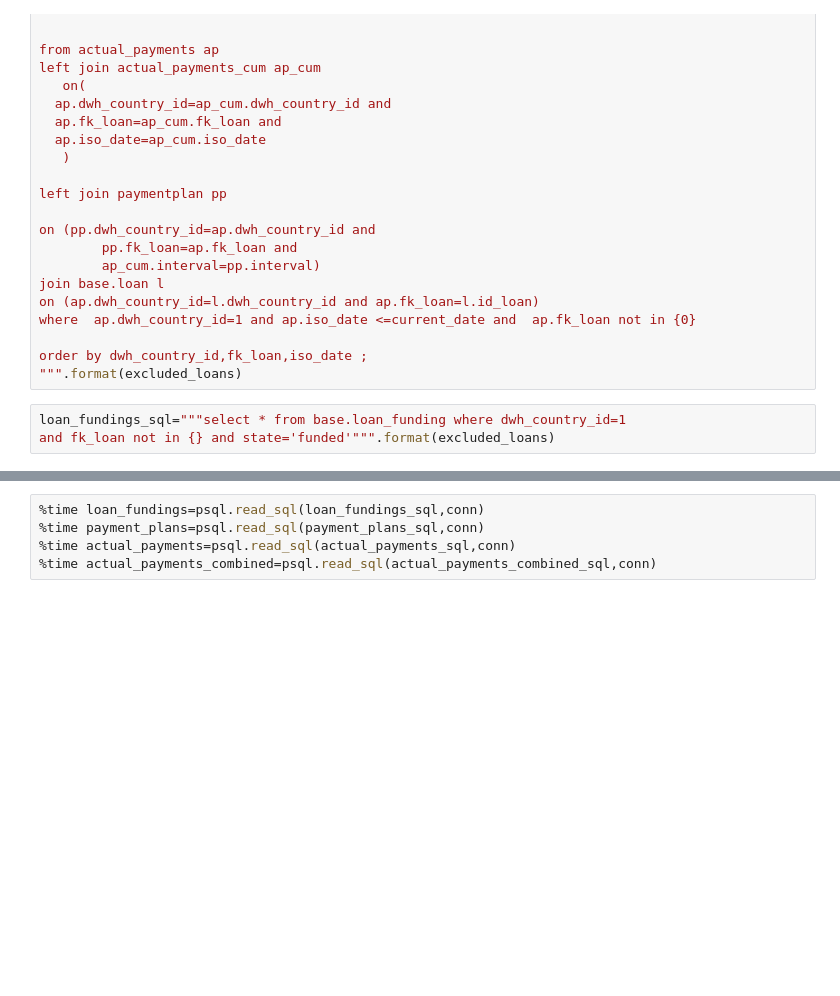
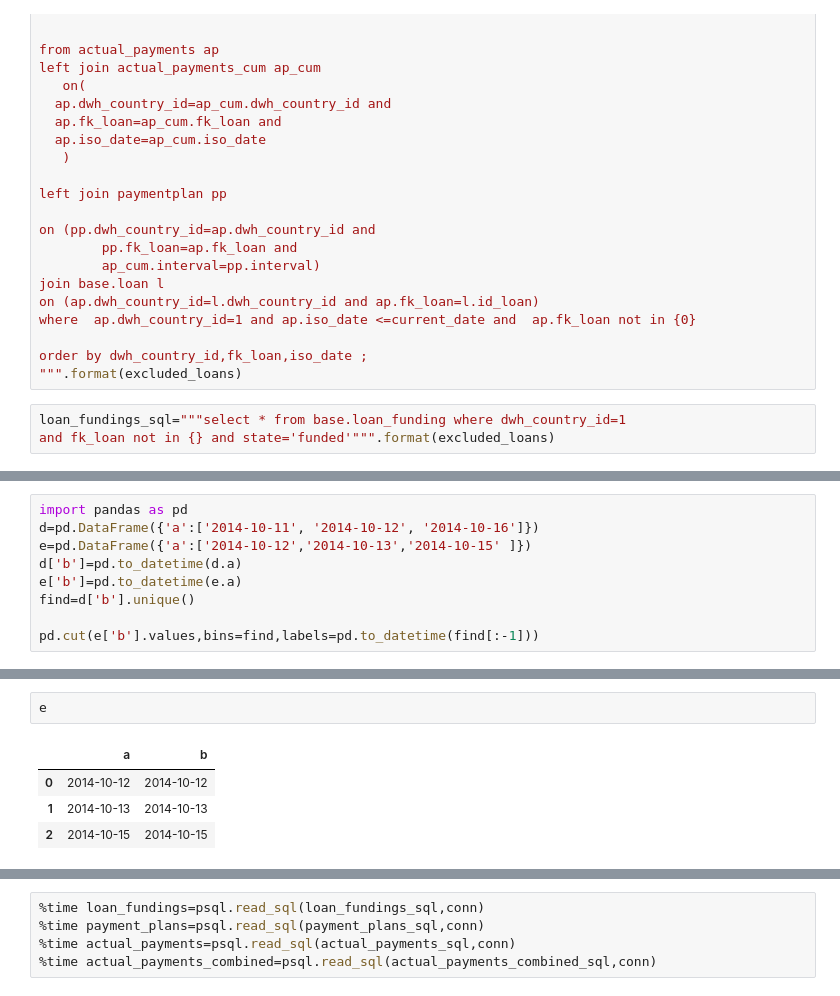
Before and after one commit to seanv507/IPython-Notebooks, a Jupyter notebook: returns01.ipynb, the cells around one changed output, grey strips where cells are left out. Drawn from its saved outputs; the diff is of its cells as text; blank space fills up the shorter version.

```diff
--- a/returns01.ipynb
+++ b/returns01.ipynb
@@ -345,0 +363,9 @@ and fk_loan not in {} and state='funded'""".format(excluded_loans)
+# %%
+import pandas as pd
+d=pd.DataFrame({'a':['2014-10-11', '2014-10-12', '2014-10-16']})
+e=pd.DataFrame({'a':['2014-10-12','2014-10-13','2014-10-15' ]})
+d['b']=pd.to_datetime(d.a)
+e['b']=pd.to_datetime(e.a)
+find=d['b'].unique()
+
+pd.cut(e['b'].values,bins=find,labels=pd.to_datetime(find[:-1]))
@@ -345,0 +389,7 @@ and fk_loan not in {} and state='funded'""".format(excluded_loans)
+# %%
+e
+# %% [output]
+|  | a | b |
+| 0 | 2014-10-12 | 2014-10-12 |
+| 1 | 2014-10-13 | 2014-10-13 |
+| 2 | 2014-10-15 | 2014-10-15 |
```
Also changed, not shown: parts of 55 cells of this notebook, 1 other file.
